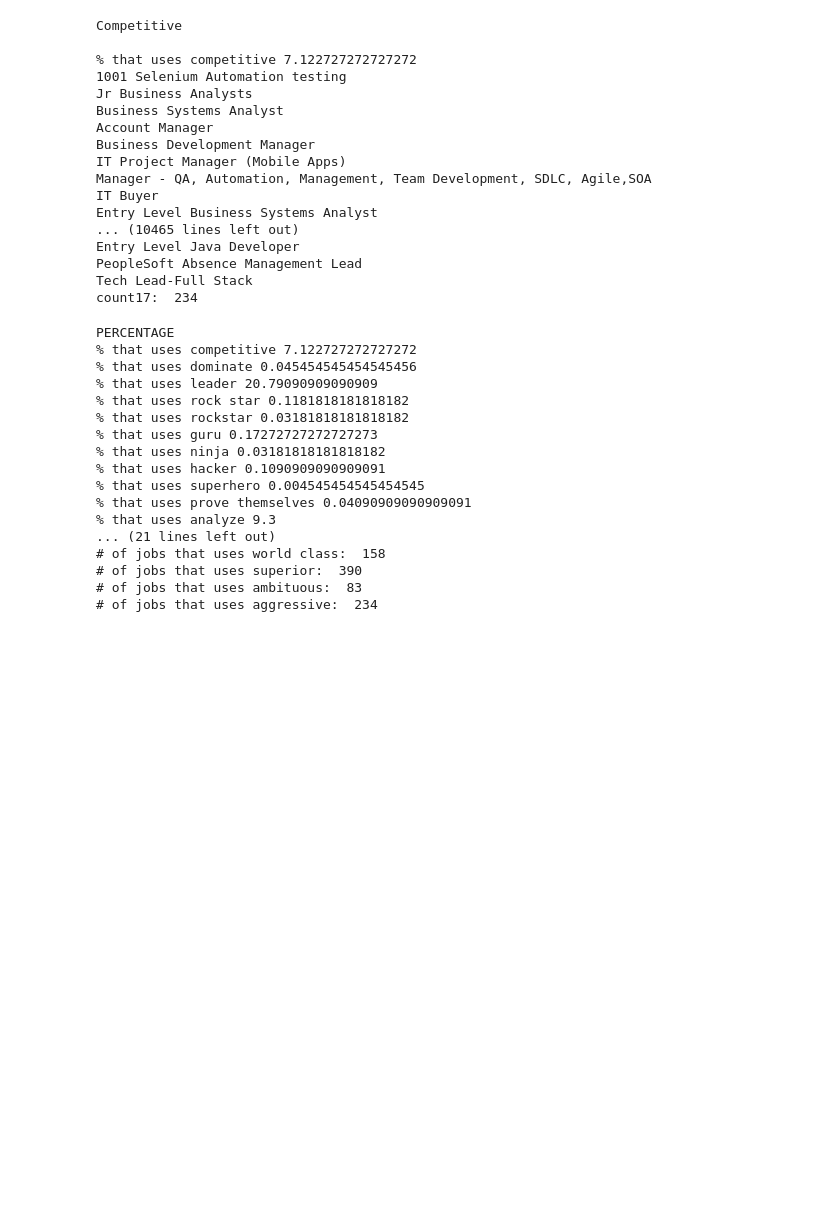
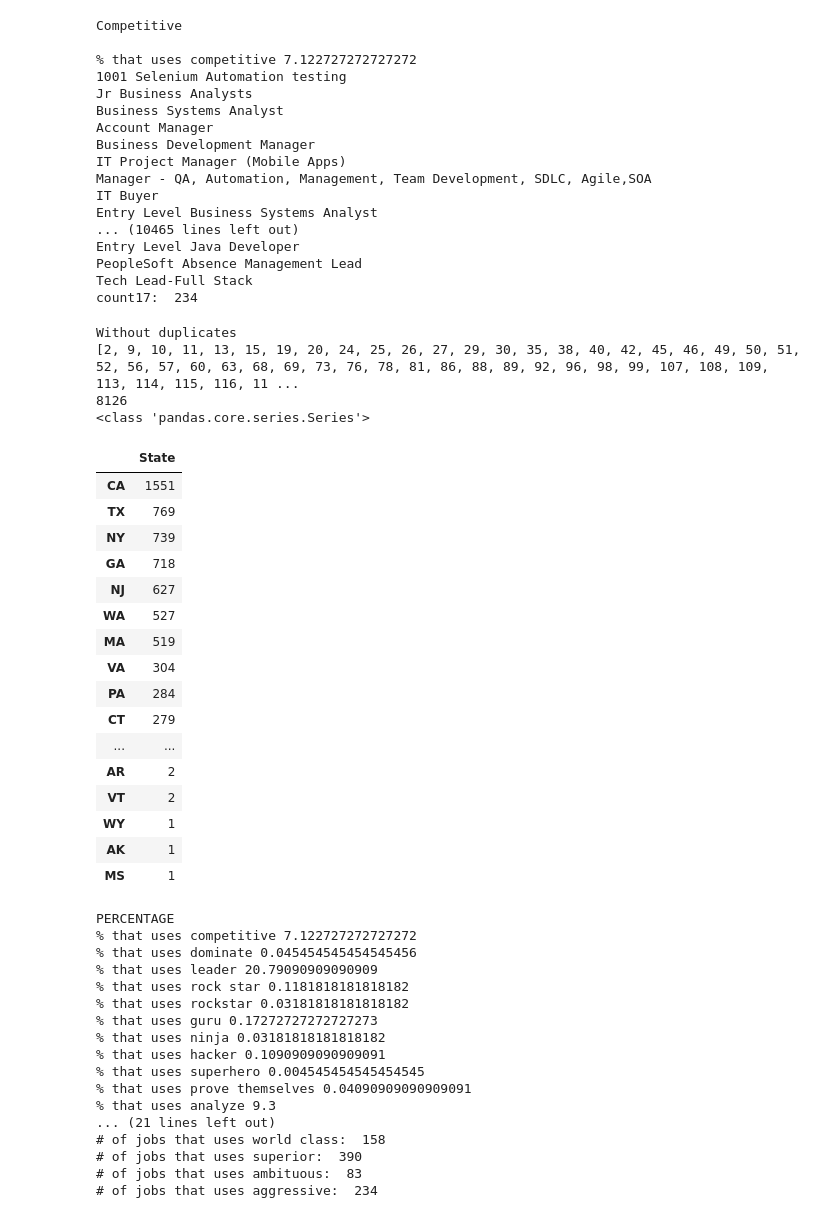
Before and after one commit to Kyle1668/cse184-pronoun-analysis, a Jupyter notebook: Question4.ipynb, the cells around one changed output. Saved outputs shown, nothing was run; the diff lists cells and outputs as text; code cells hidden in the pictures; blank space fills up the shorter version.

```diff
--- a/Question4.ipynb
+++ b/Question4.ipynb
@@ -385,6 +438,69 @@ Entry Level Java Developer
 PeopleSoft Absence Management Lead
 Tech Lead-Full Stack
 count17:  234
+# %%
+complete_job_list = arr + arr2 + arr3 + arr4 + arr5 + arr6 + arr7 + arr8 + arr9 + arr10 + arr11 + arr12 + arr13 + arr14 + arr15 + arr16 + arr17
+
+# ^^ Remove duplicates from this list by converting to a set then back to a list
+complete_job_list_exclusives = list(set(complete_job_list))
+print("Without duplicates")
+print(complete_job_list_exclusives)
+print(len(complete_job_list_exclusives))
+
+job_title_list = []
+for i in complete_job_list_exclusives:
+    job_title_list.append(jobs['jobtitle'].iloc[i])
+
+job_desc_list = []
+for i in complete_job_list_exclusives:
+    job_desc_list.append(jobs['jobdescription'].iloc[i])
+
+job_location_list = []
+for i in complete_job_list_exclusives:
+    job_location_list.append(jobs['joblocation_address'].iloc[i])
+
+
+# Create a dataframe that has job #, job title, job description and location
+dataframe = pd.DataFrame(complete_job_list_exclusives, index = complete_job_list_exclusives, columns = ["Job Number"])
+dataframe["Title"] = job_title_list
+dataframe["Description"] = job_desc_list
+dataframe["Location"] = job_location_list
+dataframe["State"] = dataframe["Location"].apply(lambda x: pd.Series(str(x).split(", ")[-1]))
+
+# Remove jobs that are not in US states
+drop_list = []
+for state in dataframe['State']:
+    if state not in states:
+        drop_list.append(state)
+drop_list
+
+state_count = dataframe['State'].value_counts()
+print(type(state_count))
+state_count = state_count.drop(labels = drop_list)
+state_count = state_count.to_frame()
+state_count
+# %% [output]
+Without duplicates
+[2, 9, 10, 11, 13, 15, 19, 20, 24, 25, 26, 27, 29, 30, 35, 38, 40, 42, 45, 46, 49, 50, 51, 52, 56, 57, 60, 63, 68, 69, 73, 76, 78, 81, 86, 88, 89, 92, 96, 98, 99, 107, 108, 109, 113, 114, 115, 116, 11 ...
+8126
+<class 'pandas.core.series.Series'>
+|  | State |
+| CA | 1551 |
+| TX | 769 |
+| NY | 739 |
+| GA | 718 |
+| NJ | 627 |
+| WA | 527 |
+| MA | 519 |
+| VA | 304 |
+| PA | 284 |
+| CT | 279 |
+| ... | ... |
+| AR | 2 |
+| VT | 2 |
+| WY | 1 |
+| AK | 1 |
+| MS | 1 |
 # %%
 
 #Prints the percentages for each word
```
Also changed, not shown: parts of 9 cells of this notebook.
